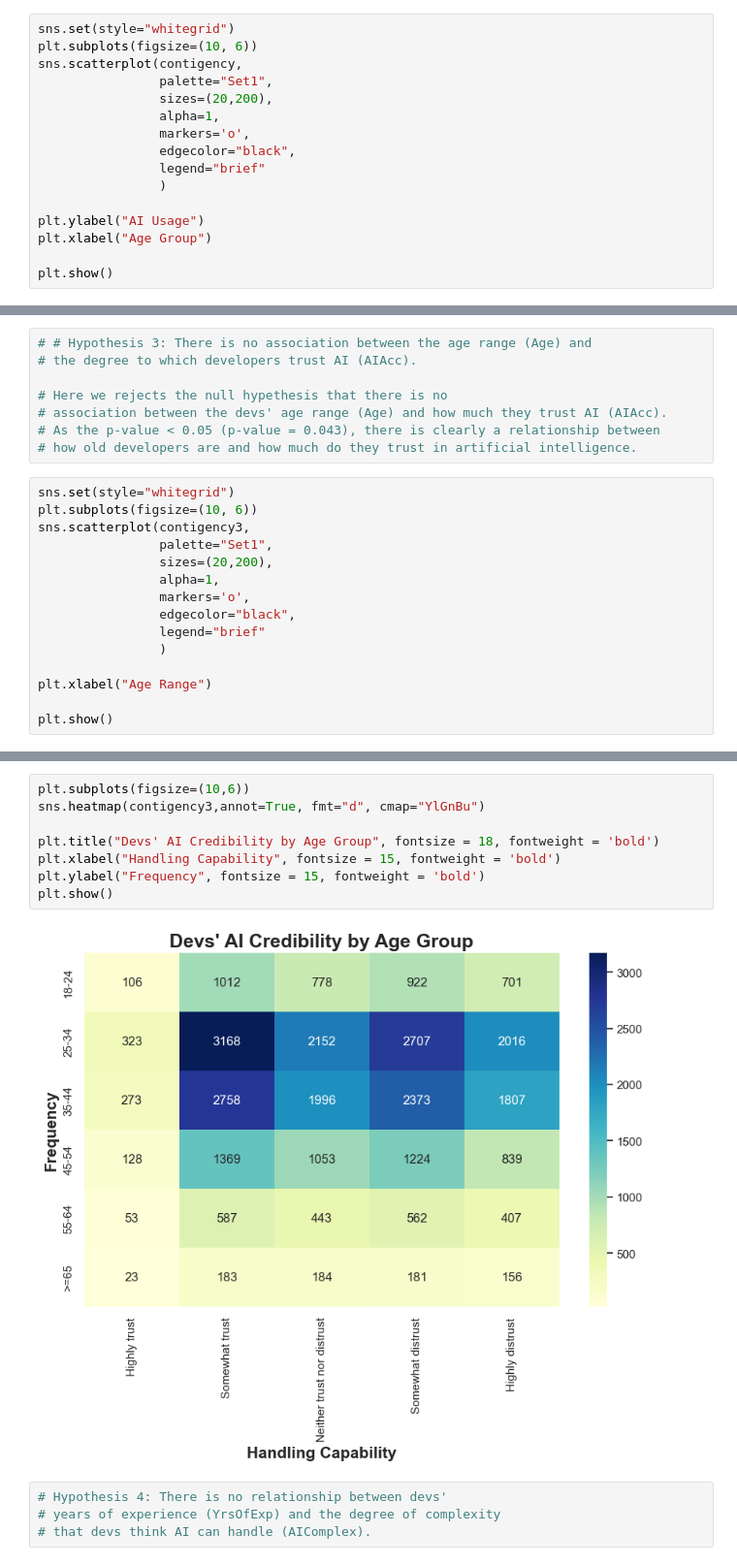
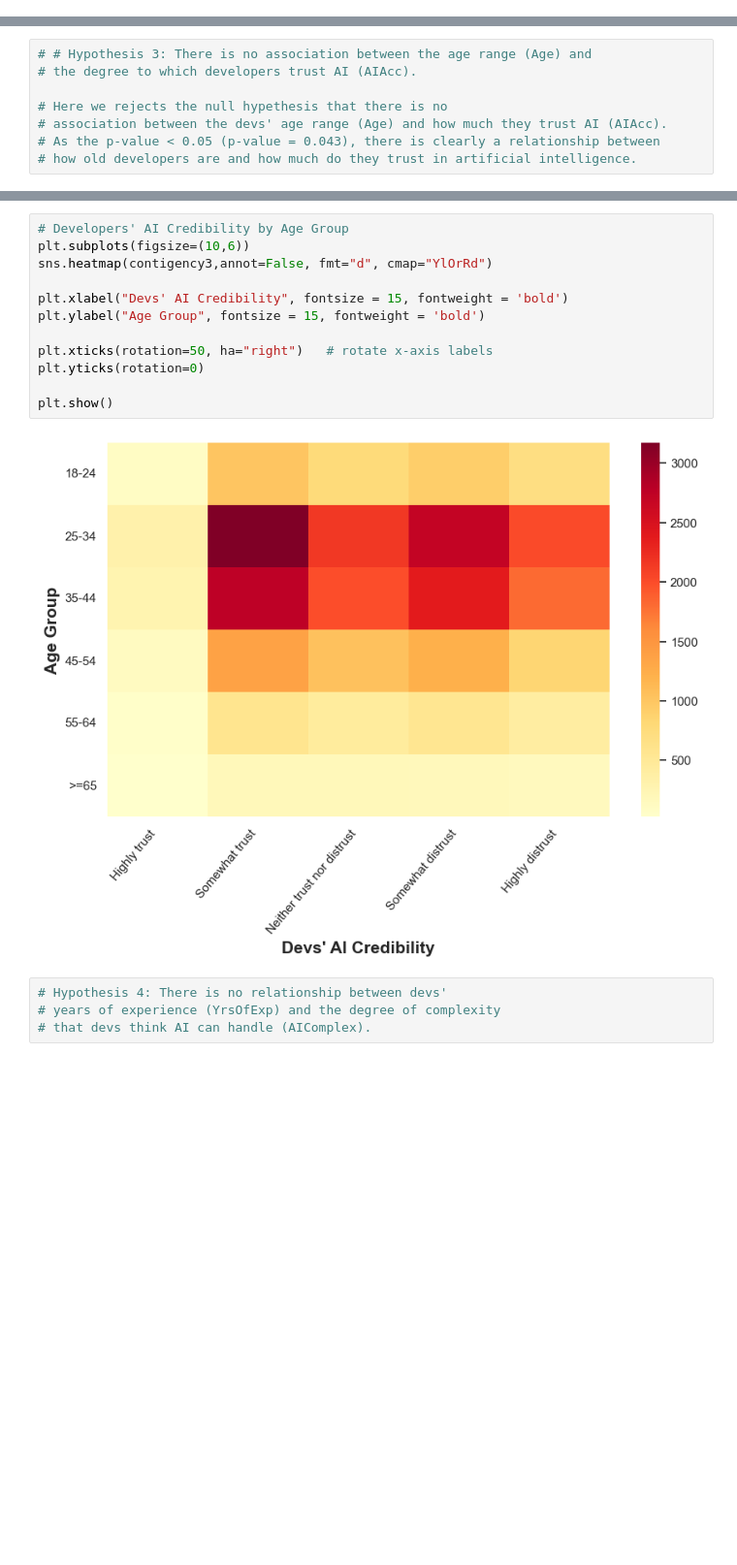
Before and after one commit to huyqng1412/stackoverflow_2025_project, a Jupyter notebook: so2025_vis.ipynb, the cells around one changed output, grey strips where cells are left out. Shown at 97% size. Saved outputs shown, nothing was run; the diff lists cells and outputs as text; blank space fills up the shorter version.

```diff
--- a/so2025_vis.ipynb
+++ b/so2025_vis.ipynb
@@ -306,16 +300,0 @@ plt.show()
-# %%
-sns.set(style="whitegrid")
-plt.subplots(figsize=(10, 6))
-sns.scatterplot(contigency,
-                palette="Set1",
-                sizes=(20,200),
-                alpha=1,
-                markers='o',
-                edgecolor="black",
-                legend="brief"
-                )
-
-plt.ylabel("AI Usage")
-plt.xlabel("Age Group")
-
-plt.show()
@@ -411,18 +396,3 @@ Expected Frequencies:
 # association between the devs' age range (Age) and how much they trust AI (AIAcc).
 # As the p-value < 0.05 (p-value = 0.043), there is clearly a relationship between
 # how old developers are and how much do they trust in artificial intelligence.
-# %%
-sns.set(style="whitegrid")
-plt.subplots(figsize=(10, 6))
-sns.scatterplot(contigency3,
-                palette="Set1",
-                sizes=(20,200),
-                alpha=1,
-                markers='o',
-                edgecolor="black",
-                legend="brief"
-                )
-
-plt.xlabel("Age Range")
-
-plt.show()
@@ -433,13 +399,17 @@ The markers list has fewer values (1) than needed (5) and will cycle, which may
 # %%
+# Developers' AI Credibility by Age Group
 plt.subplots(figsize=(10,6))
-sns.heatmap(contigency3,annot=True, fmt="d", cmap="YlGnBu")
+sns.heatmap(contigency3,annot=False, fmt="d", cmap="YlOrRd")
 
-plt.title("Devs' AI Credibility by Age Group", fontsize = 18, fontweight = 'bold')
-plt.xlabel("Handling Capability", fontsize = 15, fontweight = 'bold')
-plt.ylabel("Frequency", fontsize = 15, fontweight = 'bold')
+plt.xlabel("Devs' AI Credibility", fontsize = 15, fontweight = 'bold')
+plt.ylabel("Age Group", fontsize = 15, fontweight = 'bold')
+
+plt.xticks(rotation=50, ha="right")   # rotate x-axis labels
+plt.yticks(rotation=0)
+
 plt.show()
 # %% [output]
-[figure, old version]
+[figure, new version]
 # %%
 # Hypothesis 4: There is no relationship between devs'
 # years of experience (YrsOfExp) and the degree of complexity
```
Also changed, not shown: parts of 17 cells of this notebook, 1 other file.
